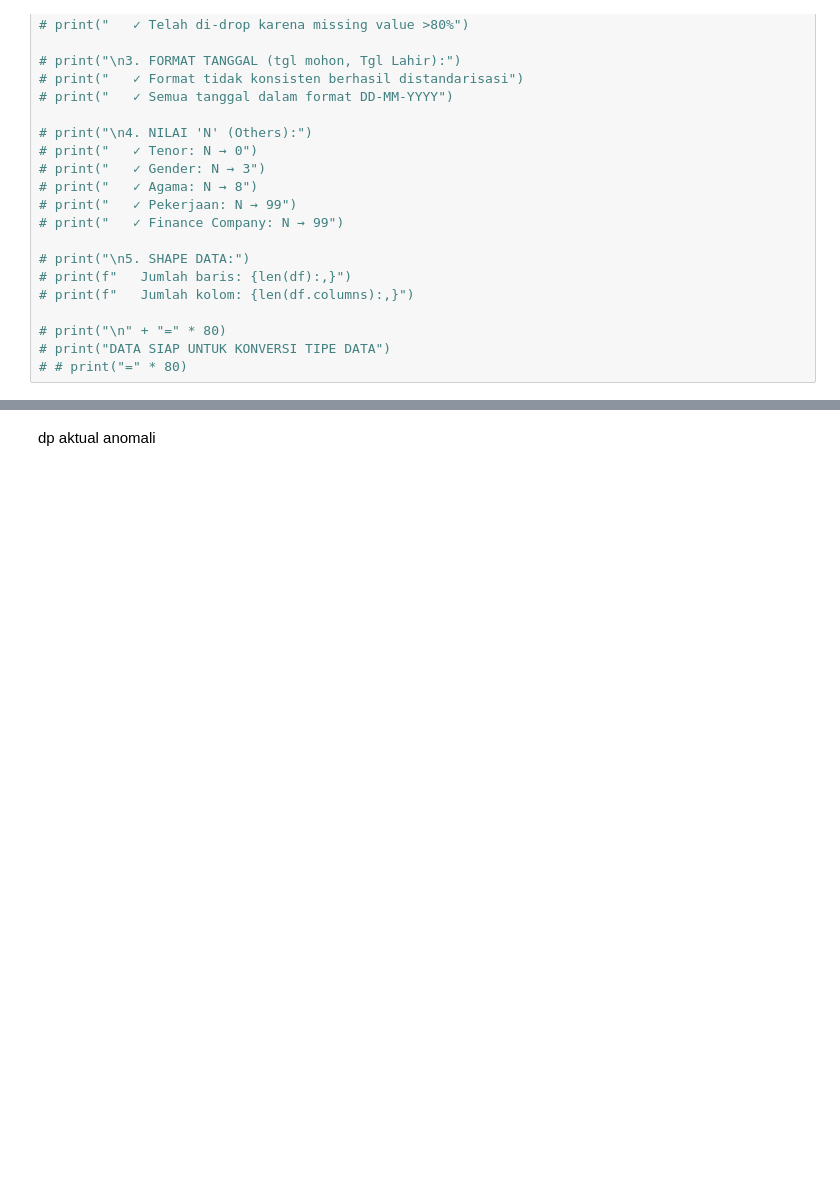
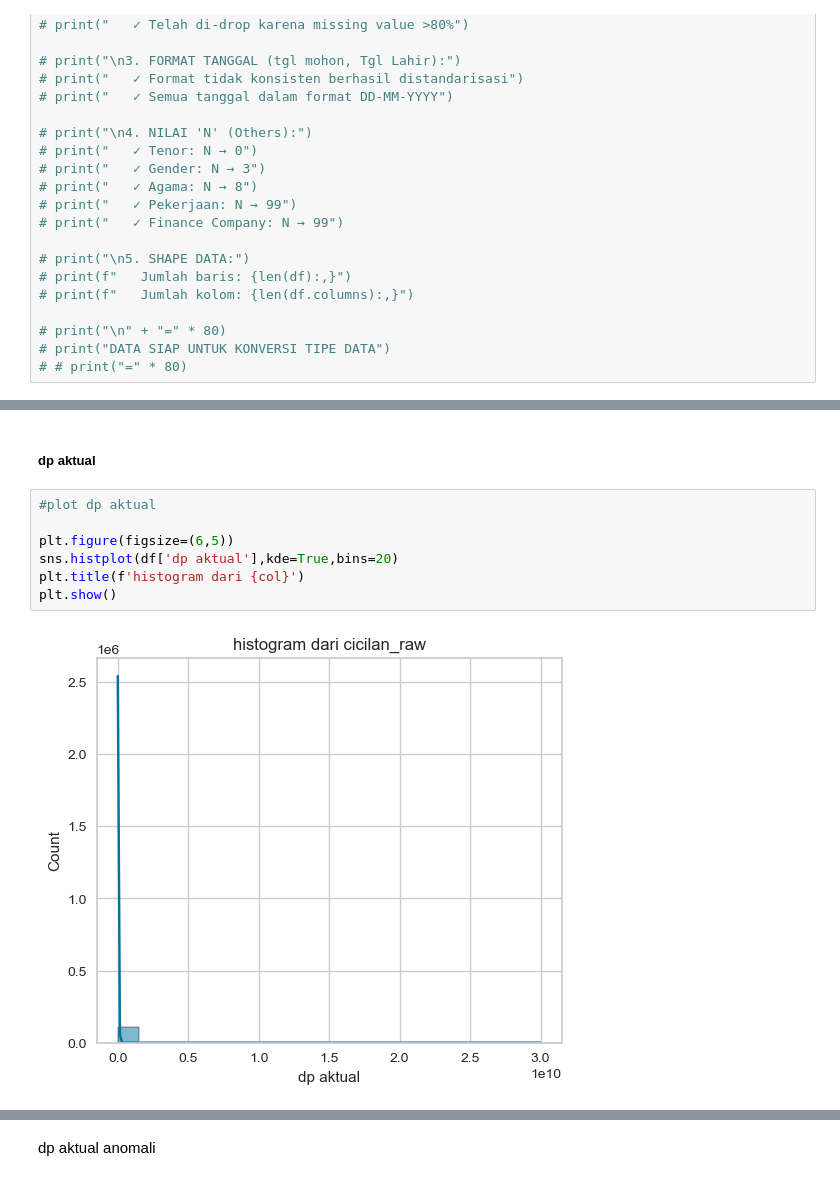
Before and after one commit to FauzanZF/UCSparc2026, a Jupyter notebook: fauzan969avere0.ipynb, the cells around one changed output, grey strips where cells are left out. Saved outputs shown, nothing was run; the diff lists cells and outputs as text; blank space fills up the shorter version.

```diff
--- a/fauzan969avere0.ipynb
+++ b/fauzan969avere0.ipynb
@@ -519,0 +653,11 @@ fitur yang dipakai: Tenor, tahun rakit (atau usia unit), dp aktual, cicilan, Cas
+# %% [markdown]
+##### dp aktual
+# %%
+#plot dp aktual
+
+plt.figure(figsize=(6,5))
+sns.histplot(df['dp aktual'],kde=True,bins=20)
+plt.title(f'histogram dari {col}')
+plt.show()
+# %% [output]
+[figure, added]
```
Also changed, not shown: parts of 43 cells of this notebook.
